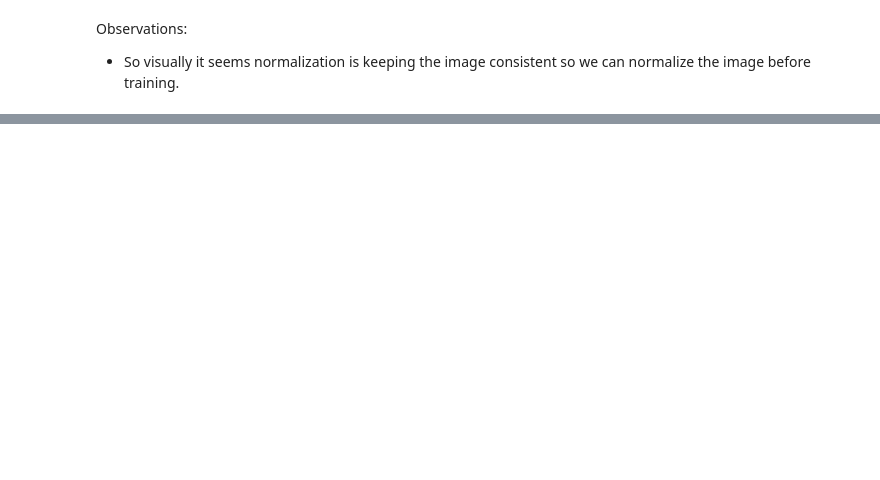
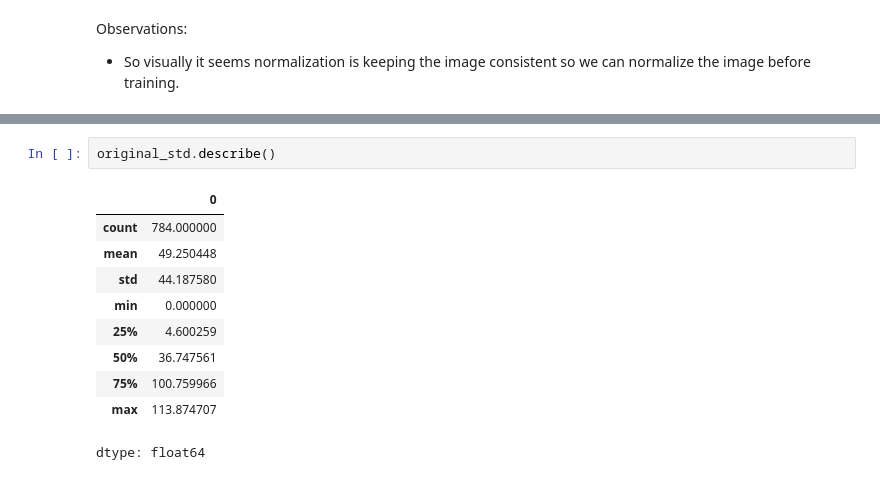
Before and after one commit to gaurangdave/mnist_digits_recognition, a Jupyter notebook: notebooks/01_explore_data.ipynb, the cells around one changed output, grey strips where cells are left out. Cells and saved outputs as stored; diff of their text form; blank space fills up the shorter version.

```diff
--- a/notebooks/01_explore_data.ipynb
+++ b/notebooks/01_explore_data.ipynb
@@ -339,0 +392,13 @@ Observations:
+# %%
+original_std.describe()
+# %% [output]
+|  | 0 |
+| count | 784.000000 |
+| mean | 49.250448 |
+| std | 44.187580 |
+| min | 0.000000 |
+| 25% | 4.600259 |
+| 50% | 36.747561 |
+| 75% | 100.759966 |
+| max | 113.874707 |
+dtype: float64
```
Also changed, not shown: parts of 10 cells of this notebook.
